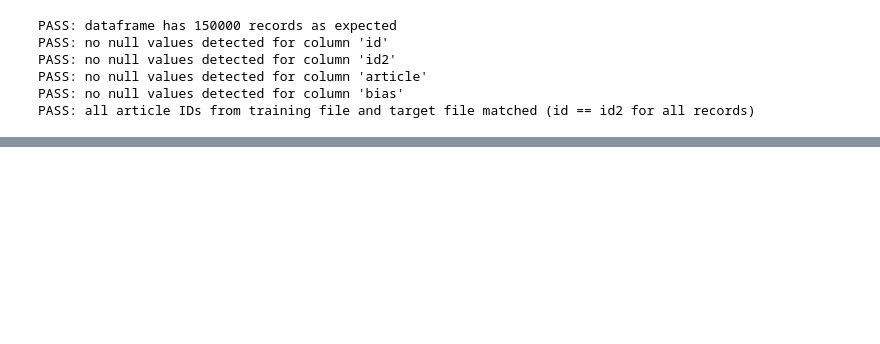
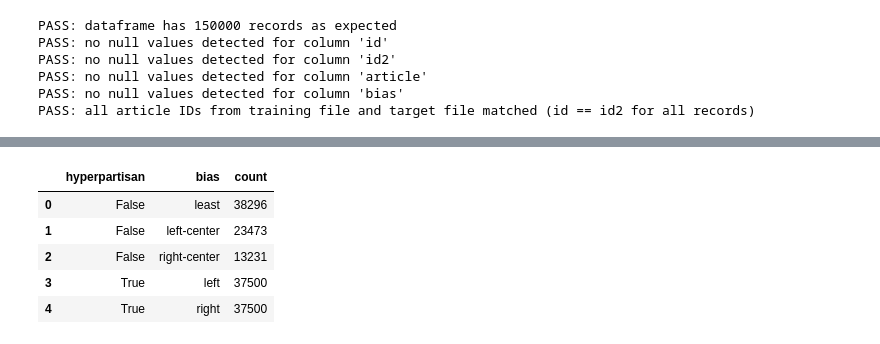
Before and after one commit to adhavle/hyperpartisan-news-detection, a Jupyter notebook: hyperpartisan-news-detection-four-methods.ipynb, the cells around one changed output, grey strips where cells are left out. Saved outputs shown, nothing was run; the diff lists cells and outputs as text; code cells hidden in the pictures; blank space fills up the shorter version.

```diff
--- a/hyperpartisan-news-detection-four-methods.ipynb
+++ b/hyperpartisan-news-detection-four-methods.ipynb
@@ -20,5 +31,14 @@ target_data_file = os.path.join(dataset_dir, "ground-truth-validation-bypublishe
 datadf = pd.read_xml(path_or_buffer = training_data_file)
 targetdf = pd.read_xml(path_or_buffer = target_data_file)
 df = pd.concat([datadf, targetdf], axis = 1)
-df.columns = ['id', 'published-at', 'title', 'article', 'id2', 'hyperpartisan', 'bias',
-       'url', 'labeled-by']
+df.columns = [
+    'id',
+    'published-at',
+    'title',
+    'article',
+    'id2',
+    'hyperpartisan',
+    'bias',
+    'url',
+    'labeled-by'
+]
@@ -86,0 +144,19 @@ memory usage: 8.2+ MB
+# %%
+#P2 - find a better way of doing this
+
+hy_df = df.groupby(['hyperpartisan', 'bias'])['bias'].count()
+h, b, c = [], [], []
+for k,v in hy_df.items():
+    h.append(k[0])
+    b.append(k[1])
+    c.append(v)
+
+pd.options.display.max_rows = 5
+display(pd.DataFrame({"hyperpartisan": h, "bias": b, "count": c}))
+# %% [output]
+|  | hyperpartisan | bias | count |
+| 0 | False | least | 38296 |
+| 1 | False | left-center | 23473 |
+| 2 | False | right-center | 13231 |
+| 3 | True | left | 37500 |
+| 4 | True | right | 37500 |
```
Also changed, not shown: parts of 16 cells of this notebook.
